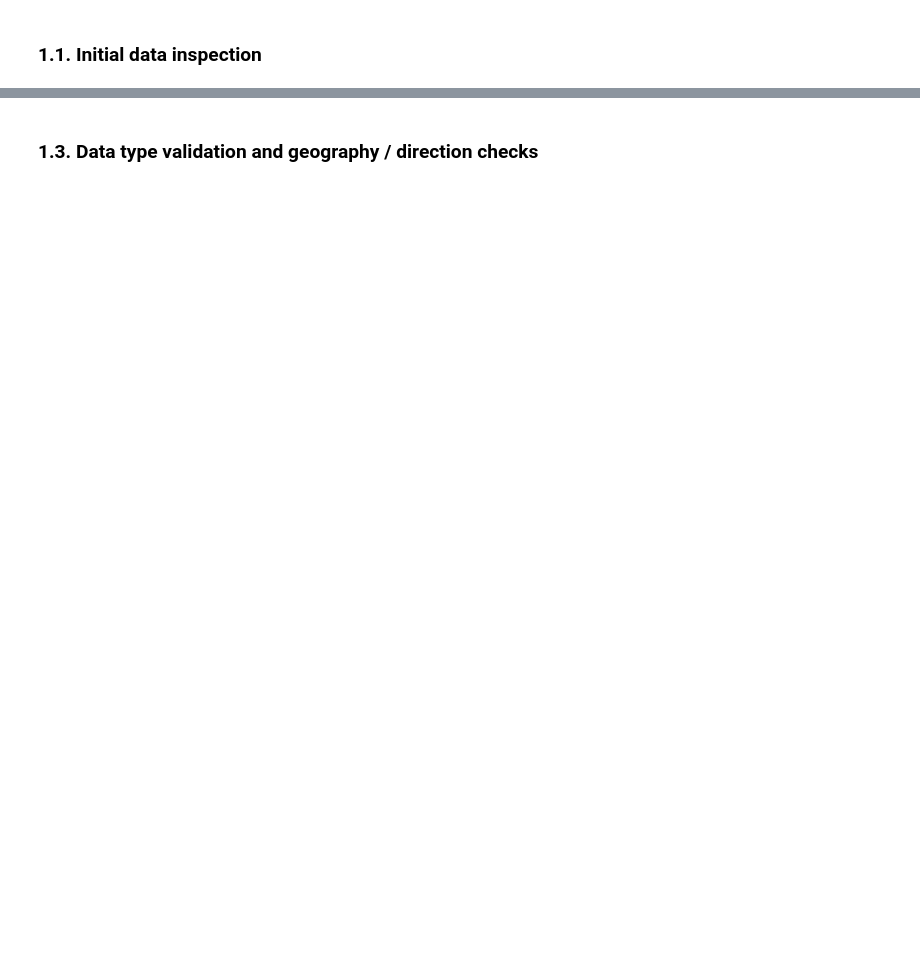
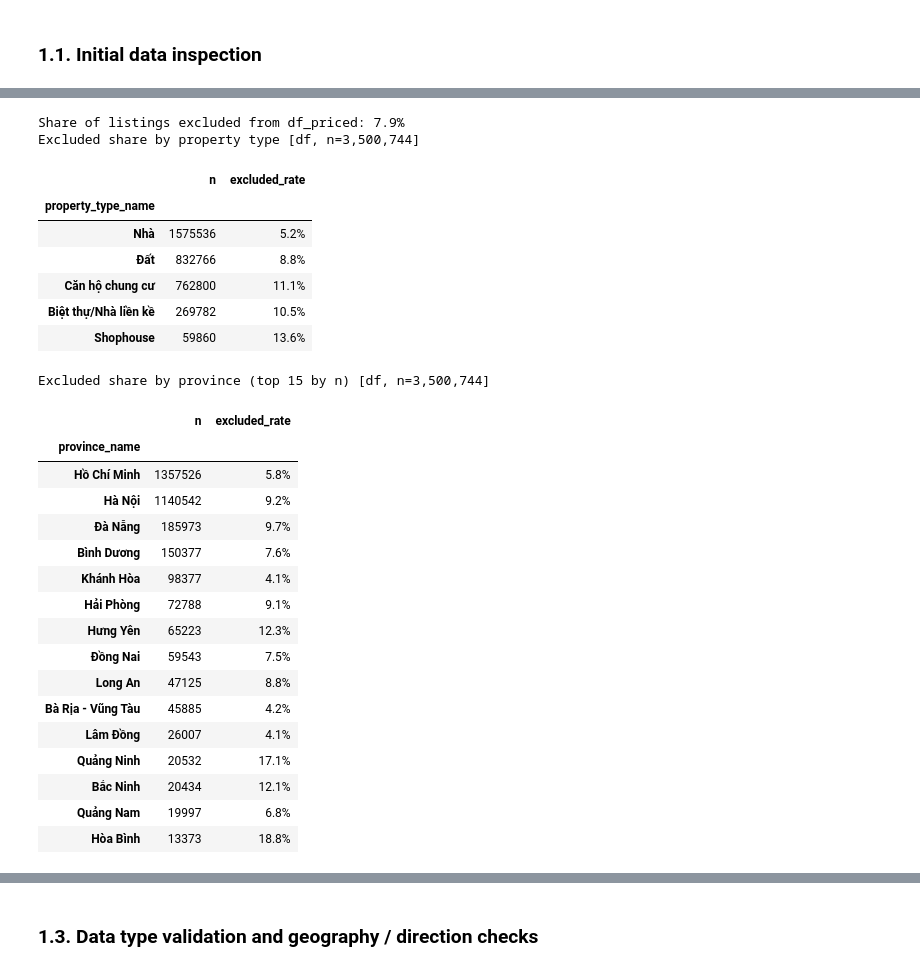
Before and after one commit to kahn-29/261-Programming-for-AI-and-DS, a Jupyter notebook: notebooks/01_eda_data-quality.ipynb, the cells around one changed output, grey strips where cells are left out. Drawn from its saved outputs; the diff is of its cells as text; code cells hidden in the pictures; blank space fills up the shorter version.

```diff
--- a/notebooks/01_eda_data-quality.ipynb
+++ b/notebooks/01_eda_data-quality.ipynb
@@ -166,19 +227,43 @@ Listings without a valid price (price missing or ≤ 0, or area missing or ≤ 0
 # %%
 excluded = ~(df["price"].gt(0) & df["area"].gt(0))
 print(f"Share of listings excluded from df_priced: {excluded.mean():.1%}")
 
-month = pd.to_datetime(df["published_at"], errors="coerce").dt.to_period("M")
-
 
 def excluded_rate(by):
     t = excluded.groupby(by, observed=True).agg(n="size", excluded_rate="mean")
-    return t[t["n"] >= 100]
+    return t
 
 
 fmt = {"excluded_rate": "{:.1%}"}
 print(title_with_n("Excluded share by property type", "df", len(df)))
 display(excluded_rate(df["property_type_name"]).sort_values("n", ascending=False).style.format(fmt))
 print(title_with_n("Excluded share by province (top 15 by n)", "df", len(df)))
 display(excluded_rate(df["province_name"]).sort_values("n", ascending=False).head(15).style.format(fmt))
-print(title_with_n("Excluded share by publication month", "df", len(df)))
-display(excluded_rate(month).style.format(fmt))
+# %% [output]
+Share of listings excluded from df_priced: 7.9%
+Excluded share by property type [df, n=3,500,744]
+|  | n | excluded_rate |
+| property_type_name |  |  |
+| Nhà | 1575536 | 5.2% |
+| Đất | 832766 | 8.8% |
+| Căn hộ chung cư | 762800 | 11.1% |
+| Biệt thự/Nhà liền kề | 269782 | 10.5% |
+| Shophouse | 59860 | 13.6% |
+Excluded share by province (top 15 by n) [df, n=3,500,744]
+|  | n | excluded_rate |
+| province_name |  |  |
+| Hồ Chí Minh | 1357526 | 5.8% |
+| Hà Nội | 1140542 | 9.2% |
+| Đà Nẵng | 185973 | 9.7% |
+| Bình Dương | 150377 | 7.6% |
+| Khánh Hòa | 98377 | 4.1% |
+| Hải Phòng | 72788 | 9.1% |
+| Hưng Yên | 65223 | 12.3% |
+| Đồng Nai | 59543 | 7.5% |
+| Long An | 47125 | 8.8% |
+| Bà Rịa - Vũng Tàu | 45885 | 4.2% |
+| Lâm Đồng | 26007 | 4.1% |
+| Quảng Ninh | 20532 | 17.1% |
+| Bắc Ninh | 20434 | 12.1% |
+| Quảng Nam | 19997 | 6.8% |
+| Hòa Bình | 13373 | 18.8% |
```
Also changed, not shown: parts of 29 cells of this notebook, 4 other files.
